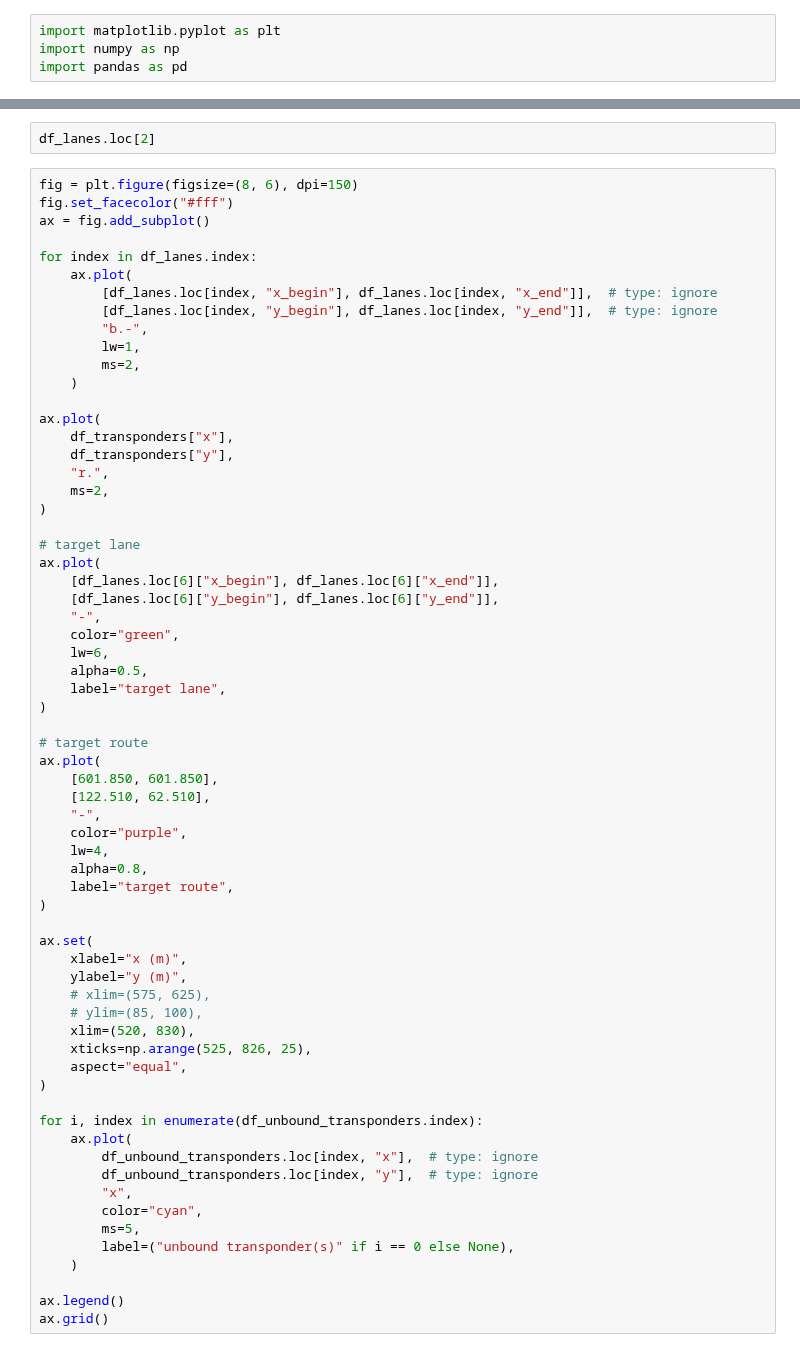
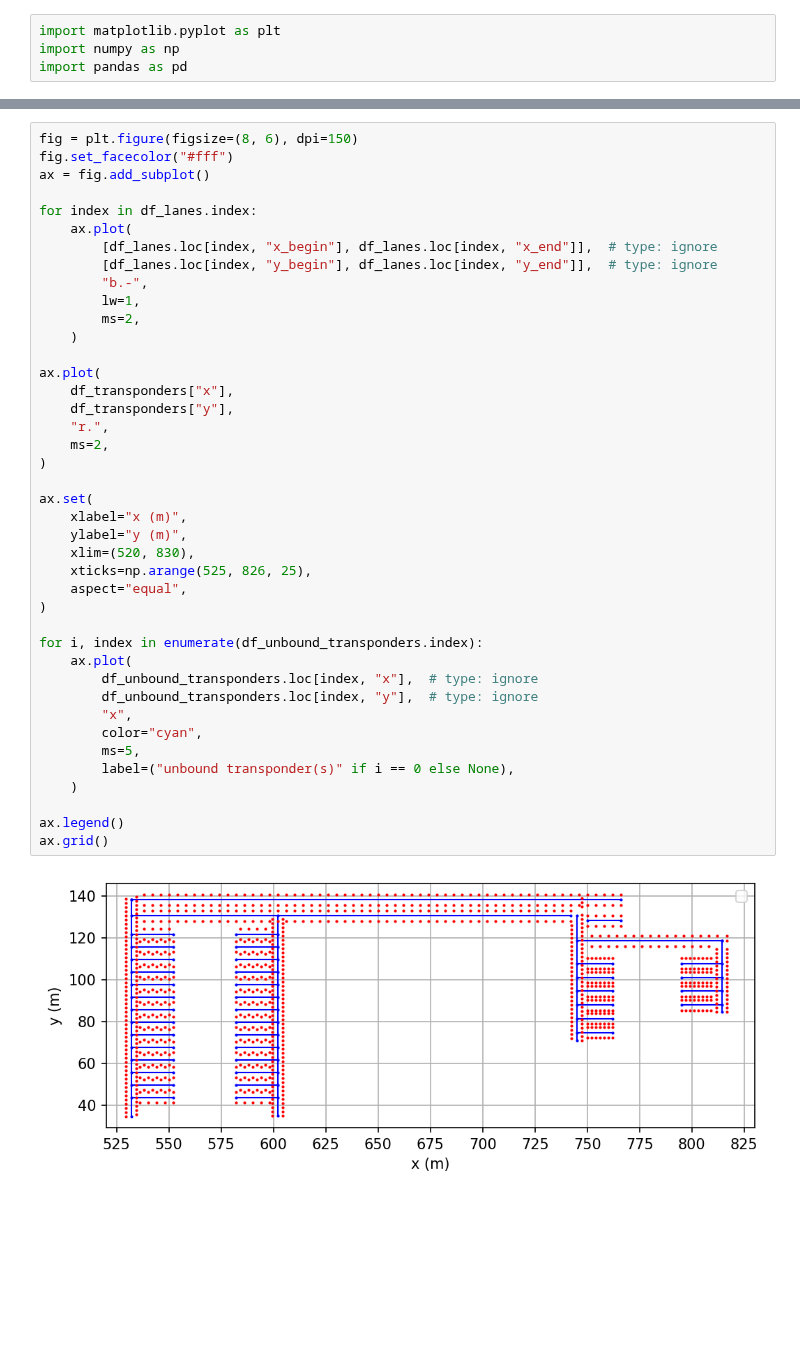
Before and after one commit to PeterAlbus/agv_parameter_visualization, a Jupyter notebook: map.ipynb, the cells around one changed output, grey strips where cells are left out. Saved outputs shown, nothing was run; the diff lists cells and outputs as text; blank space fills up the shorter version.

```diff
--- a/map.ipynb
+++ b/map.ipynb
@@ -27,5 +54,3 @@ df_unbound_transponders
-# %%
-df_lanes.loc[2]
 # %%
 fig = plt.figure(figsize=(8, 6), dpi=150)
 fig.set_facecolor("#fff")
@@ -40,54 +65,32 @@ for index in df_lanes.index:
         ms=2,
     )
 
 ax.plot(
     df_transponders["x"],
     df_transponders["y"],
     "r.",
     ms=2,
 )
 
-# target lane
-ax.plot(
-    [df_lanes.loc[6]["x_begin"], df_lanes.loc[6]["x_end"]],
-    [df_lanes.loc[6]["y_begin"], df_lanes.loc[6]["y_end"]],
-    "-",
-    color="green",
-    lw=6,
-    alpha=0.5,
-    label="target lane",
-)
-
-# target route
-ax.plot(
-    [601.850, 601.850],
-    [122.510, 62.510],
-    "-",
-    color="purple",
-    lw=4,
-    alpha=0.8,
-    label="target route",
-)
-
 ax.set(
     xlabel="x (m)",
     ylabel="y (m)",
-    # xlim=(575, 625),
-    # ylim=(85, 100),
     xlim=(520, 830),
     xticks=np.arange(525, 826, 25),
     aspect="equal",
 )
 
 for i, index in enumerate(df_unbound_transponders.index):
     ax.plot(
         df_unbound_transponders.loc[index, "x"],  # type: ignore
         df_unbound_transponders.loc[index, "y"],  # type: ignore
         "x",
         color="cyan",
         ms=5,
         label=("unbound transponder(s)" if i == 0 else None),
     )
 
 ax.legend()
 ax.grid()
+# %% [output]
+[figure, added]
```
Also changed, not shown: parts of 3 cells of this notebook.
